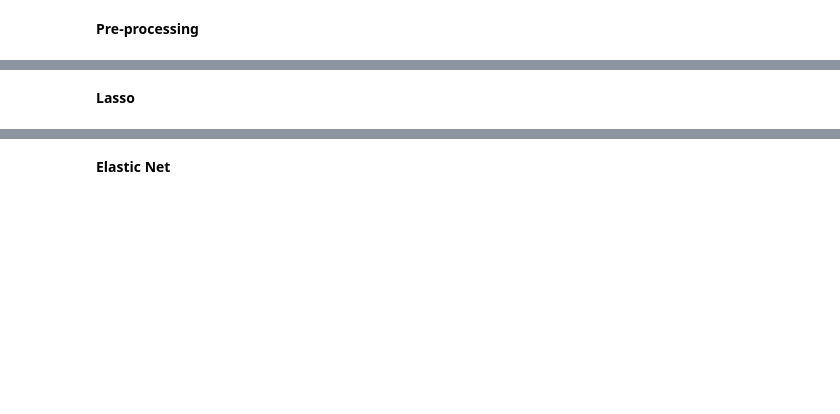
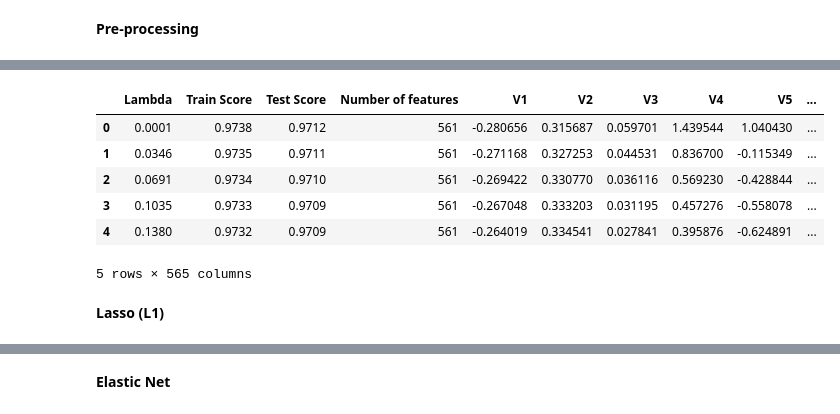
Before and after one commit to Shravani018/ml_2_group1, a Jupyter notebook: Assignment3/ML2_Group1_Assignment3.ipynb, the cells around one changed output, grey strips where cells are left out. Drawn from its saved outputs; the diff is of its cells as text; code cells hidden in the pictures; blank space fills up the shorter version.

```diff
--- a/Assignment3/ML2_Group1_Assignment3.ipynb
+++ b/Assignment3/ML2_Group1_Assignment3.ipynb
@@ -17,2 +102,16 @@
 # %% [markdown]
 **Pre-processing**
+# %%
+le = LabelEncoder()
+y_encoded = le.fit_transform(y)
+
+# Train-test split
+X_train, X_test, y_train, y_test = train_test_split(
+    X, y, test_size=0.2, random_state=42, stratify=y
+)
+
+# Scaling with StandardScaler (mean=0, std=1)
+scaler = StandardScaler()
+
+X_train_scaled = scaler.fit_transform(X_train)
+X_test_scaled = scaler.transform(X_test)
@@ -21,2 +162,23 @@
+# %%
+results, coefficient = [], []
+
+for i in np.linspace(0.0001, 1, 30):
+    run, coef_run = do_ridge(i)
+    results.append(run)
+    coefficient.append(coef_run)
+
+temp_1 = pd.DataFrame(results, columns=["Lambda", "Train Score", "Test Score", "Number of features"])
+temp_2 = pd.DataFrame(coefficient, columns=X.columns)
+
+ridge_results = pd.concat([temp_1, temp_2], axis=1)
+ridge_results.head()
+# %% [output]
+|  | Lambda | Train Score | Test Score | Number of features | V1 | V2 | V3 | V4 | V5 | ... |
+| 0 | 0.0001 | 0.9738 | 0.9712 | 561 | -0.280656 | 0.315687 | 0.059701 | 1.439544 | 1.040430 | ... |
+| 1 | 0.0346 | 0.9735 | 0.9711 | 561 | -0.271168 | 0.327253 | 0.044531 | 0.836700 | -0.115349 | ... |
+| 2 | 0.0691 | 0.9734 | 0.9710 | 561 | -0.269422 | 0.330770 | 0.036116 | 0.569230 | -0.428844 | ... |
+| 3 | 0.1035 | 0.9733 | 0.9709 | 561 | -0.267048 | 0.333203 | 0.031195 | 0.457276 | -0.558078 | ... |
+| 4 | 0.1380 | 0.9732 | 0.9709 | 561 | -0.264019 | 0.334541 | 0.027841 | 0.395876 | -0.624891 | ... |
+5 rows × 565 columns
 # %% [markdown]
-**Lasso**
+**Lasso (L1)**
```
Also changed, not shown: parts of 11 cells of this notebook.
